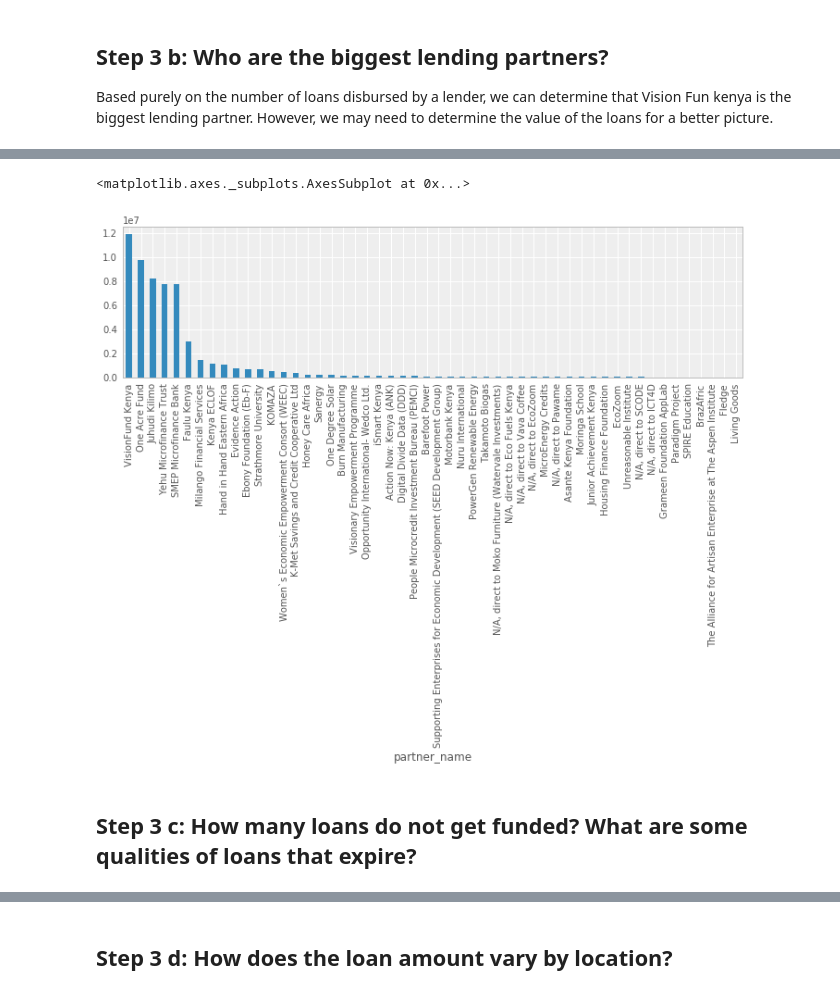
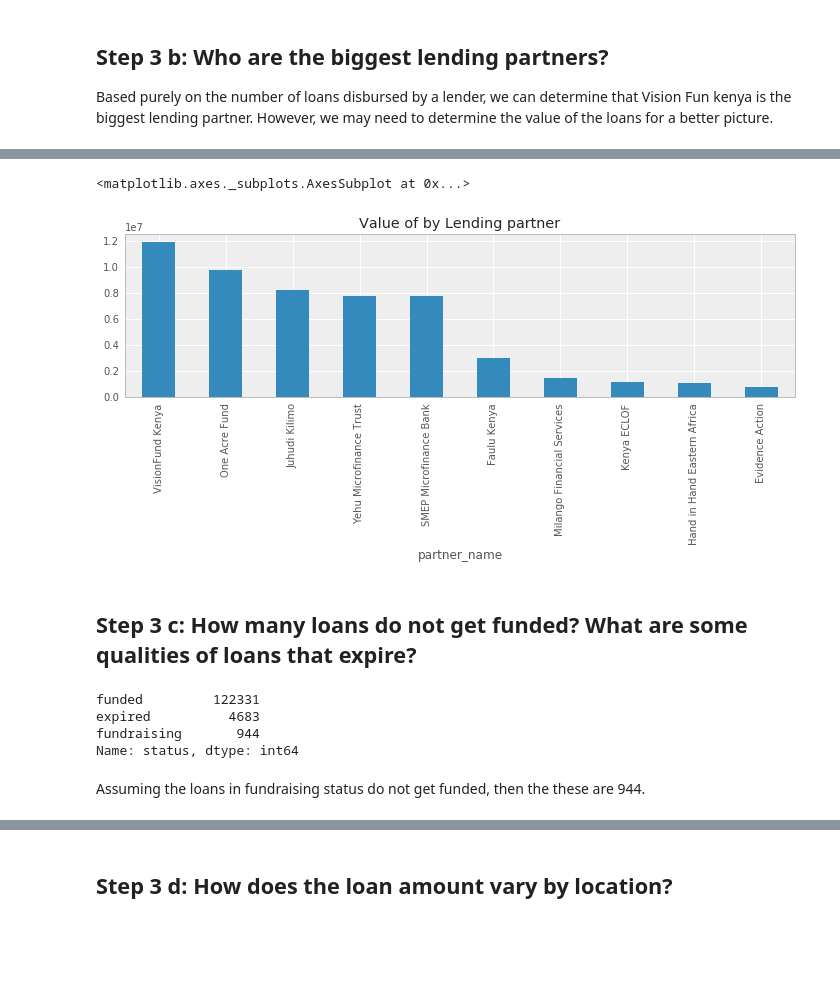
Before and after one commit to kipkurui/machine-learning, a Jupyter notebook: intro_to_machine_learning/module_1_exploratory_analysis/nbs/notebook_1_exploratory_analysis.ipynb, the cells around one changed output, grey strips where cells are left out. Drawn from its saved outputs; the diff is of its cells as text; code cells hidden in the pictures; blank space fills up the shorter version.

```diff
--- a/intro_to_machine_learning/module_1_exploratory_analysis/nbs/notebook_1_exploratory_analysis.ipynb
+++ b/intro_to_machine_learning/module_1_exploratory_analysis/nbs/notebook_1_exploratory_analysis.ipynb
@@ -242,4 +242,4 @@ df.head()
 | 3 | 3 | Used Clothing | 0.0 | False | [{'first_name': 'Jane', 'last_nam... | NaN | ... |
 | 4 | 4 | Farming | 0.0 | False | [{'first_name': 'Alice', 'last_na... | NaN | ... |
 # %%
-df=pd.read_csv(data_path+'/df.csv', low_memory=False)
+df=pd.read_csv('../../data/df.csv', low_memory=False)
@@ -621,8 +621,17 @@ df['partner_name'].value_counts().plot(kind='bar',title='Number of loans by Lend
 # %%
-df.groupby('partner_name')['loan_amount'].sum().sort_values(ascending=False).plot(kind="bar", title='Number of loans by Lending partner', figsize=(12,3))
+df.groupby('partner_name')['loan_amount'].sum().nlargest(10).plot(kind="bar", title='Value of by Lending partner', figsize=(12,3))
 # %% [output]
 <matplotlib.axes._subplots.AxesSubplot at 0x...>
-[figure, old version]
+[figure, new version]
 # %% [markdown]
 ## Step 3 c: How many loans do not get funded? What are some qualities of loans that expire?
+# %%
+df['status'].value_counts()
+# %% [output]
+funded         122331
+expired          4683
+fundraising       944
+Name: status, dtype: int64
+# %% [markdown]
+Assuming the loans in fundraising status do not get funded, then the these are 944.
 # %%
```
Also changed, not shown: parts of 24 cells of this notebook.
